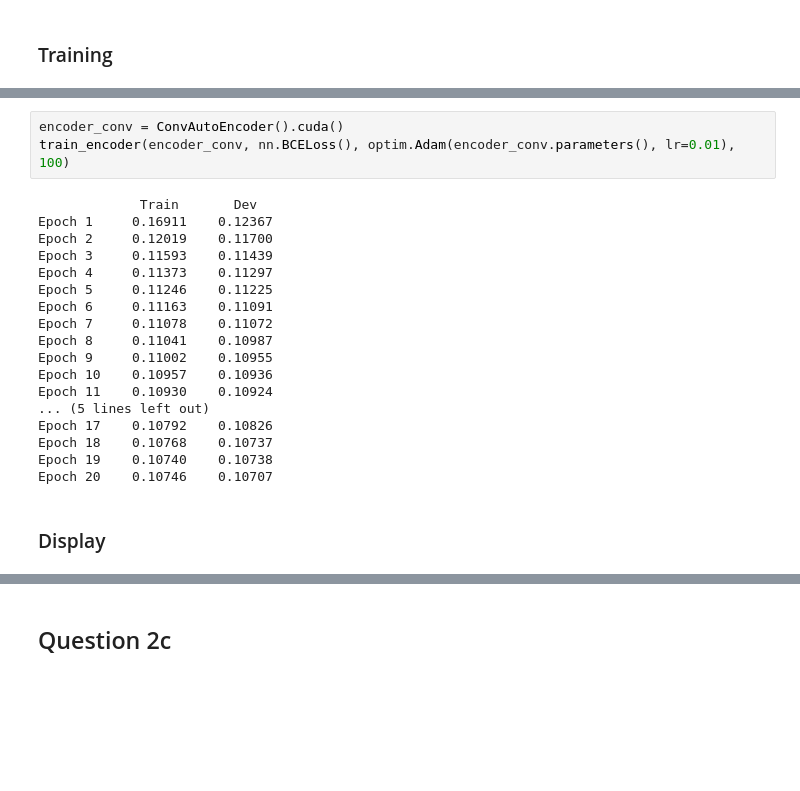
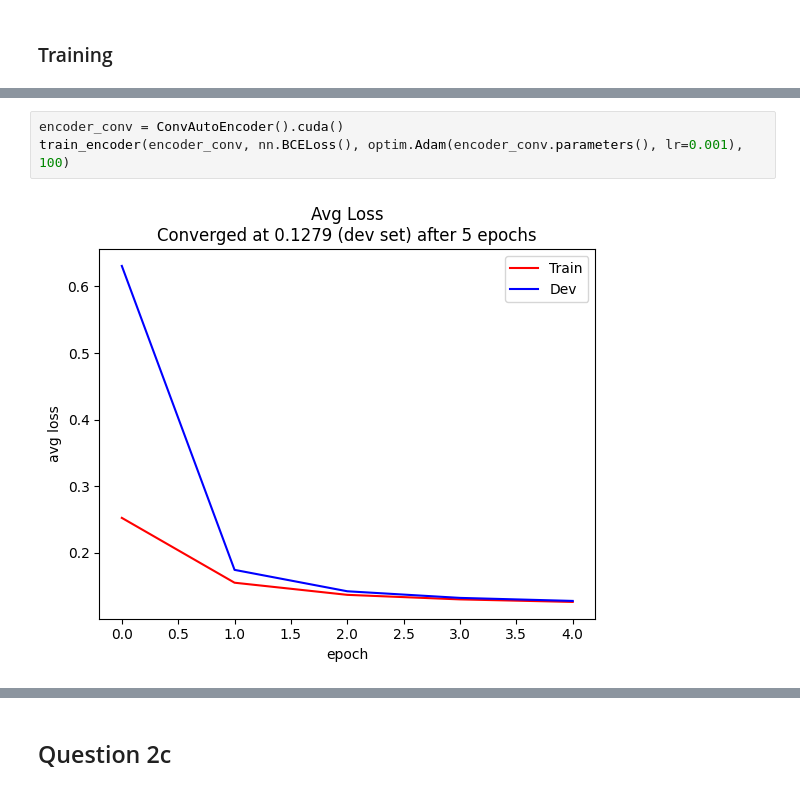
Before and after one commit to jgray9/CMSC678_Assignment3, a Jupyter notebook: Assignment 3.ipynb, the cells around one changed output, grey strips where cells are left out. Cells and saved outputs as stored; diff of their text form; blank space fills up the shorter version.

```diff
--- a/Assignment 3.ipynb
+++ b/Assignment 3.ipynb
@@ -108,26 +112,8 @@ KeyboardInterrupt:
 # %%
 encoder_conv = ConvAutoEncoder().cuda()
-train_encoder(encoder_conv, nn.BCELoss(), optim.Adam(encoder_conv.parameters(), lr=0.01), 100)
+train_encoder(encoder_conv, nn.BCELoss(), optim.Adam(encoder_conv.parameters(), lr=0.001), 100)
 # %% [output]
-             Train       Dev
-Epoch 1     0.16911    0.12367
-Epoch 2     0.12019    0.11700
-Epoch 3     0.11593    0.11439
-Epoch 4     0.11373    0.11297
-Epoch 5     0.11246    0.11225
-Epoch 6     0.11163    0.11091
-Epoch 7     0.11078    0.11072
-Epoch 8     0.11041    0.10987
-Epoch 9     0.11002    0.10955
-Epoch 10    0.10957    0.10936
-Epoch 11    0.10930    0.10924
-... (5 lines left out)
-Epoch 17    0.10792    0.10826
-Epoch 18    0.10768    0.10737
-Epoch 19    0.10740    0.10738
-Epoch 20    0.10746    0.10707
+[figure, added]
-# %% [markdown]
-### Display
 # %%
 import random
 fig, (row1, row2, row3) = plt.subplots(3, 5)
```
Also changed, not shown: parts of 13 cells of this notebook.
